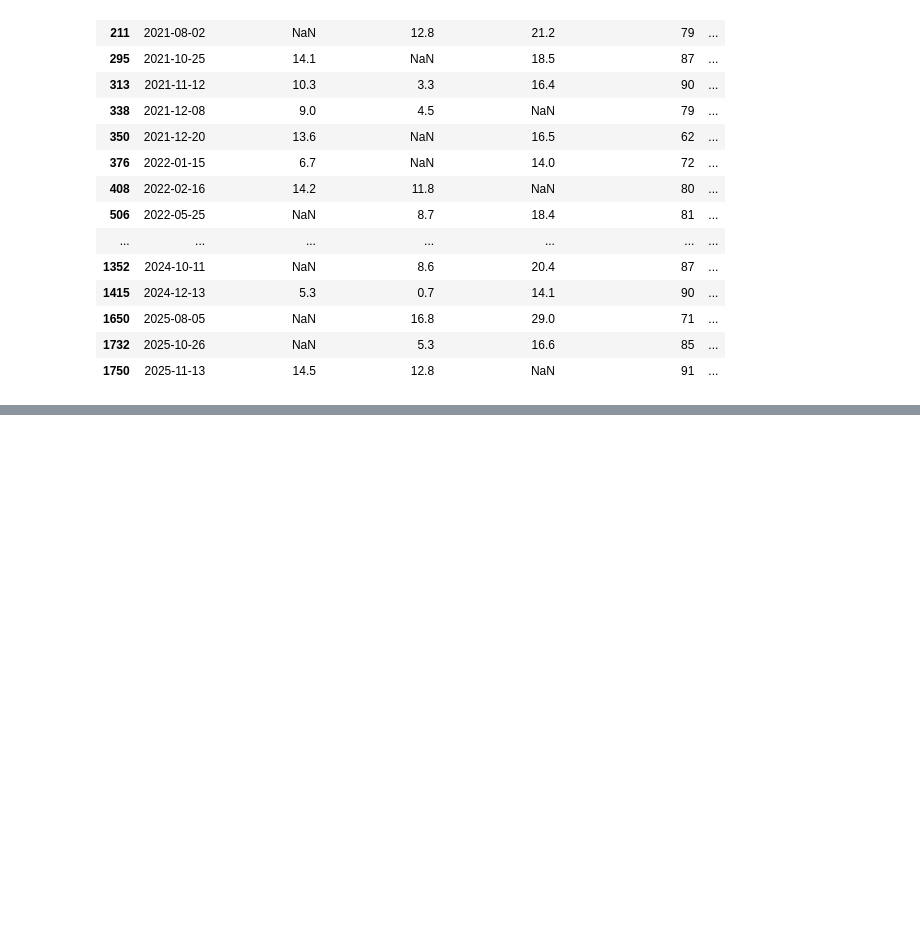
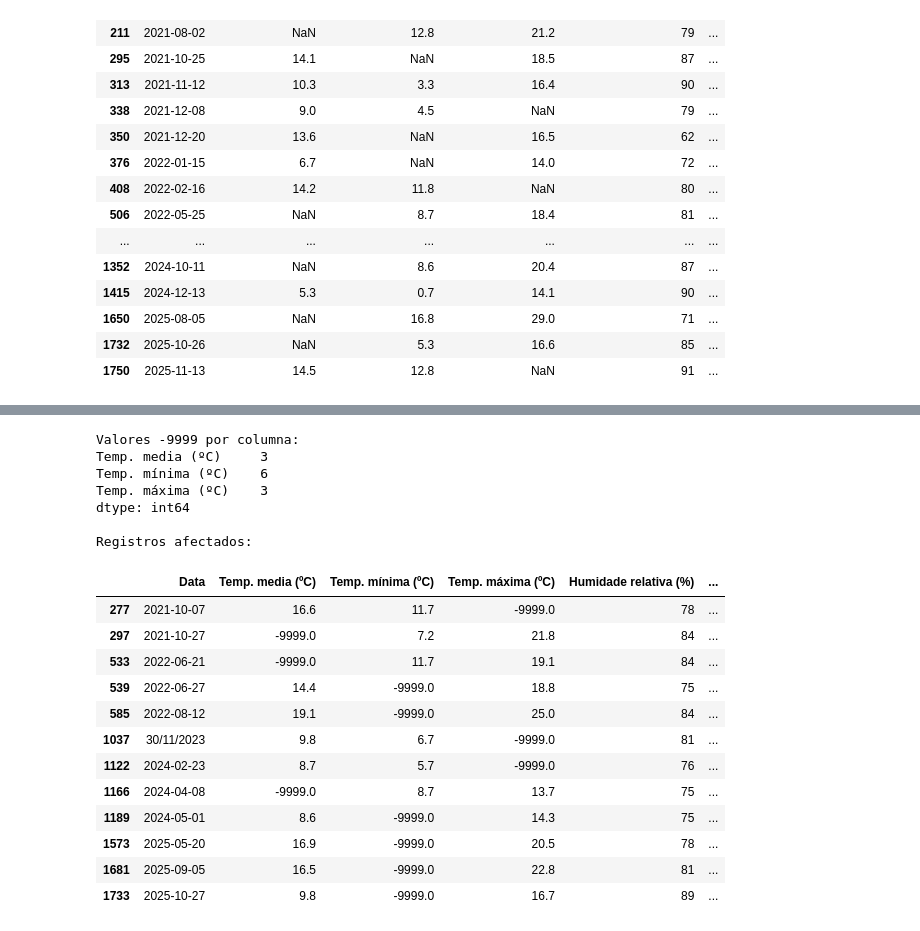
Before and after one commit to mma-wirtz/p1-que-tempo-fixo, a Jupyter notebook: notebooks/01_exploracion_datos.ipynb, the cells around one changed output, grey strips where cells are left out. Drawn from its saved outputs; the diff is of its cells as text; code cells hidden in the pictures; blank space fills up the shorter version.

```diff
--- a/notebooks/01_exploracion_datos.ipynb
+++ b/notebooks/01_exploracion_datos.ipynb
@@ -293,0 +521,38 @@ Registros con valores ausentes:
+# %%
+# Seleccionar las columnas de temperatura
+columnas_temp = [
+    "Temp. media (ºC)",
+    "Temp. mínima (ºC)",
+    "Temp. máxima (ºC)"
+]
+
+# Contar cuántos valores -9999 aparecen en cada columna
+print("Valores -9999 por columna:")
+print((df[columnas_temp] == -9999).sum())
+
+# Identificar todas las filas afectadas
+mascara = (df[columnas_temp] == -9999).any(axis=1)
+
+print("\nRegistros afectados:")
+display(df.loc[mascara])
+# %% [output]
+Valores -9999 por columna:
+Temp. media (ºC)     3
+Temp. mínima (ºC)    6
+Temp. máxima (ºC)    3
+dtype: int64
+
+Registros afectados:
+|  | Data | Temp. media (ºC) | Temp. mínima (ºC) | Temp. máxima (ºC) | Humidade relativa (%) | ... |
+| 277 | 2021-10-07 | 16.6 | 11.7 | -9999.0 | 78 | ... |
+| 297 | 2021-10-27 | -9999.0 | 7.2 | 21.8 | 84 | ... |
+| 533 | 2022-06-21 | -9999.0 | 11.7 | 19.1 | 84 | ... |
+| 539 | 2022-06-27 | 14.4 | -9999.0 | 18.8 | 75 | ... |
+| 585 | 2022-08-12 | 19.1 | -9999.0 | 25.0 | 84 | ... |
+| 1037 | 30/11/2023 | 9.8 | 6.7 | -9999.0 | 81 | ... |
+| 1122 | 2024-02-23 | 8.7 | 5.7 | -9999.0 | 76 | ... |
+| 1166 | 2024-04-08 | -9999.0 | 8.7 | 13.7 | 75 | ... |
+| 1189 | 2024-05-01 | 8.6 | -9999.0 | 14.3 | 75 | ... |
+| 1573 | 2025-05-20 | 16.9 | -9999.0 | 20.5 | 78 | ... |
+| 1681 | 2025-09-05 | 16.5 | -9999.0 | 22.8 | 81 | ... |
+| 1733 | 2025-10-27 | 9.8 | -9999.0 | 16.7 | 89 | ... |
```
Also changed, not shown: parts of 56 cells of this notebook.
